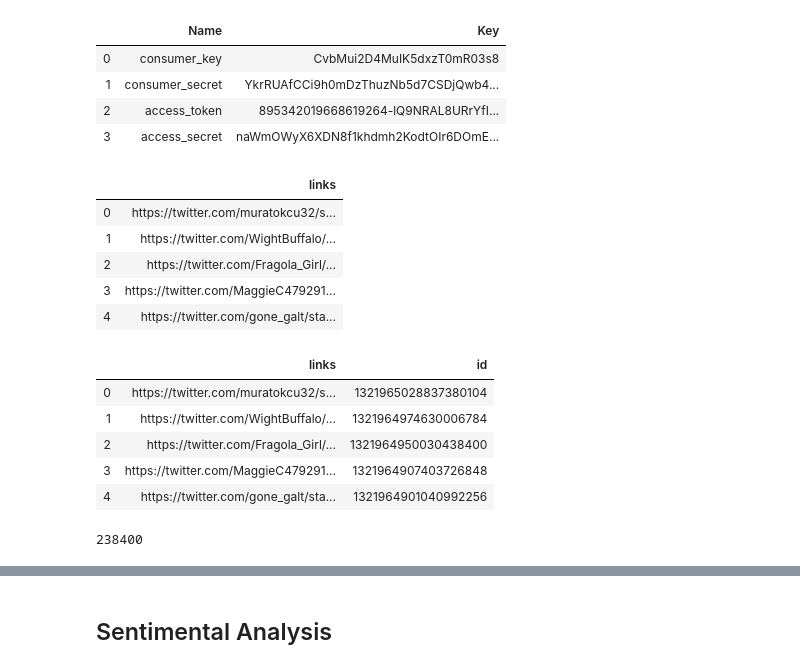
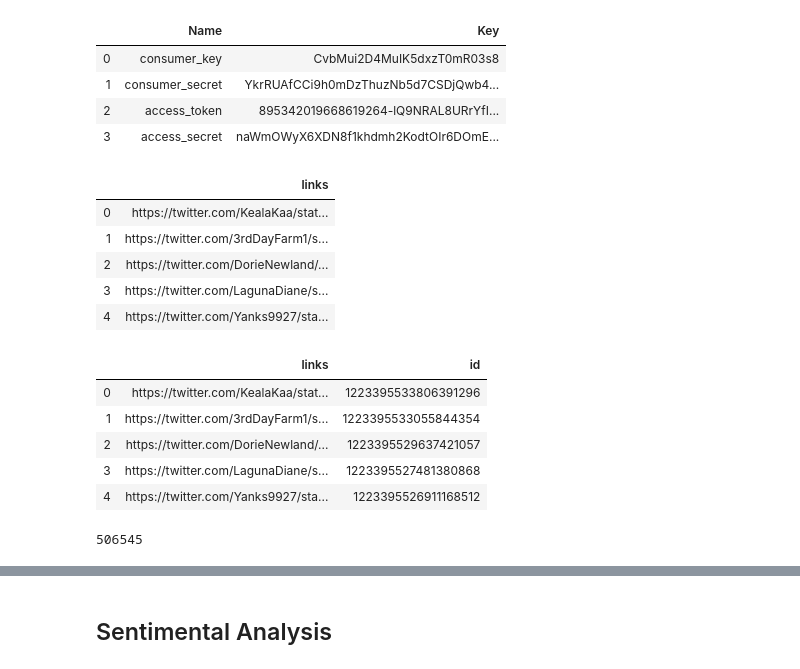
Before and after one commit to aparna-bhutani/TwitterScraper, a Jupyter notebook: TwitterScraper.ipynb, the cells around one changed output, grey strips where cells are left out. Saved outputs shown, nothing was run; the diff lists cells and outputs as text; code cells hidden in the pictures.

```diff
--- a/TwitterScraper.ipynb
+++ b/TwitterScraper.ipynb
@@ -23,26 +23,26 @@ auth = tweepy.OAuthHandler(consumer_key, consumer_secret)
 auth.set_access_token(access_token, access_token_secret)
 api = tweepy.API(auth, wait_on_rate_limit=True)
 # %%
-tweet_url = pd.read_csv("Biden/Urls/biden_tweets_oct_urls.txt", index_col= None, header = None, names = ["links"])
+tweet_url = pd.read_csv("Democrat/Urls/dem_tweets_jan_urls.txt", index_col= None, header = None, names = ["links"])
 tweet_url.head()
 # %% [output]
 |  | links |
-| 0 | https://twitter.com/muratokcu32/s... |
-| 1 | https://twitter.com/WightBuffalo/... |
-| 2 | https://twitter.com/Fragola_Girl/... |
-| 3 | https://twitter.com/MaggieC479291... |
-| 4 | https://twitter.com/gone_galt/sta... |
+| 0 | https://twitter.com/KealaKaa/stat... |
+| 1 | https://twitter.com/3rdDayFarm1/s... |
+| 2 | https://twitter.com/DorieNewland/... |
+| 3 | https://twitter.com/LagunaDiane/s... |
+| 4 | https://twitter.com/Yanks9927/sta... |
 # %%
 af = lambda x: x["links"].split("/")[-1]
 tweet_url['id'] = tweet_url.apply(af, axis=1)
 tweet_url.head()
 # %% [output]
 |  | links | id |
-| 0 | https://twitter.com/muratokcu32/s... | 1321965028837380104 |
-| 1 | https://twitter.com/WightBuffalo/... | 1321964974630006784 |
-| 2 | https://twitter.com/Fragola_Girl/... | 1321964950030438400 |
-| 3 | https://twitter.com/MaggieC479291... | 1321964907403726848 |
-| 4 | https://twitter.com/gone_galt/sta... | 1321964901040992256 |
+| 0 | https://twitter.com/KealaKaa/stat... | 1223395533806391296 |
+| 1 | https://twitter.com/3rdDayFarm1/s... | 1223395533055844354 |
+| 2 | https://twitter.com/DorieNewland/... | 1223395529637421057 |
+| 3 | https://twitter.com/LagunaDiane/s... | 1223395527481380868 |
+| 4 | https://twitter.com/Yanks9927/sta... | 1223395526911168512 |
 # %%
 ids = tweet_url['id'].tolist()
 # %%
@@ -51,7 +51,7 @@ chunks = (total_count - 1) // 50 + 1
 # %%
 total_count
 # %% [output]
-238400
+506545
 # %%
 def fetch_tw(ids):
     list_of_tw_status = api.statuses_lookup(ids, tweet_mode= "extended")
```
Also changed, not shown: parts of 2 cells of this notebook, 3 other files.
